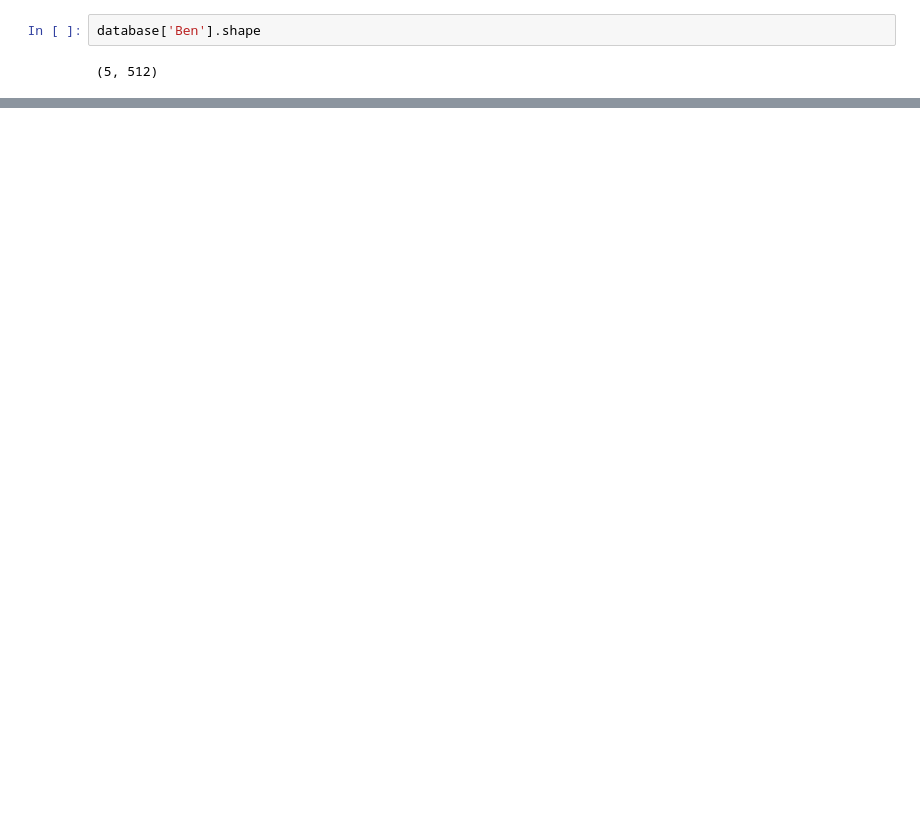
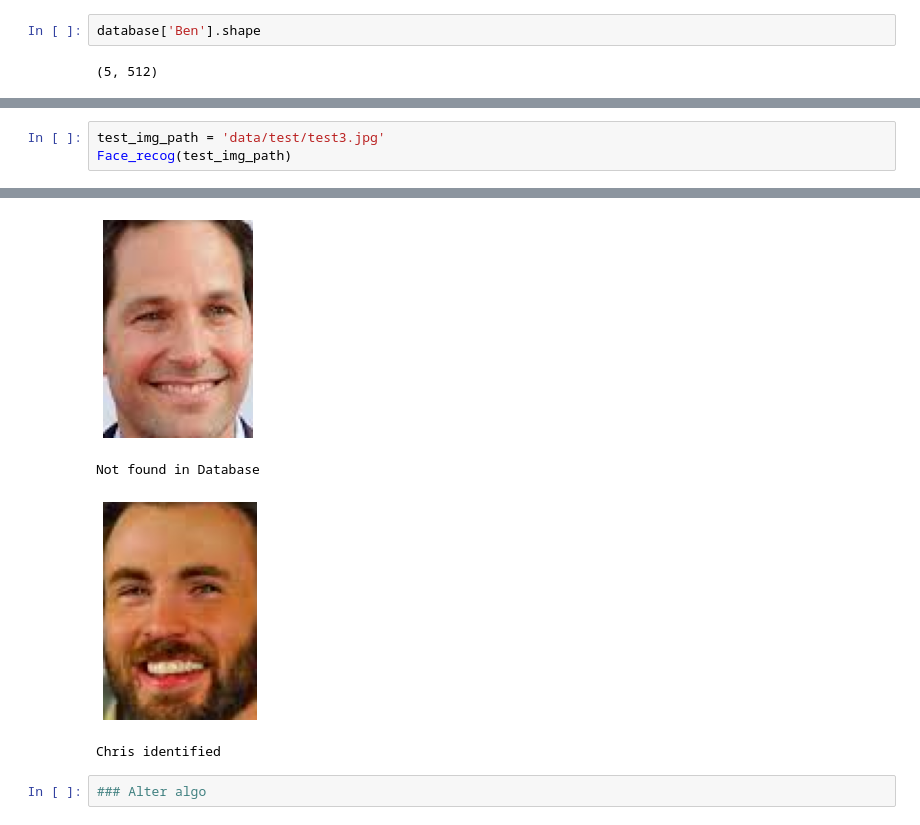
Before and after one commit to sam189239/face_attendance, a Jupyter notebook: final.ipynb, the cells around one changed output, grey strips where cells are left out. Cells and saved outputs as stored; diff of their text form; blank space fills up the shorter version.

```diff
--- a/final.ipynb
+++ b/final.ipynb
@@ -197,0 +241,4 @@ Not found in Database
+# %%
+test_img_path = 'data/test/test3.jpg'
+Face_recog(test_img_path)
+# %% [output]
@@ -197,0 +248,6 @@ Not found in Database
+[figure, added]
+Not found in Database
+[figure, added]
+Chris identified
+# %%
+### Alter algo
```
Also changed, not shown: parts of 20 cells of this notebook, 4 other files.
